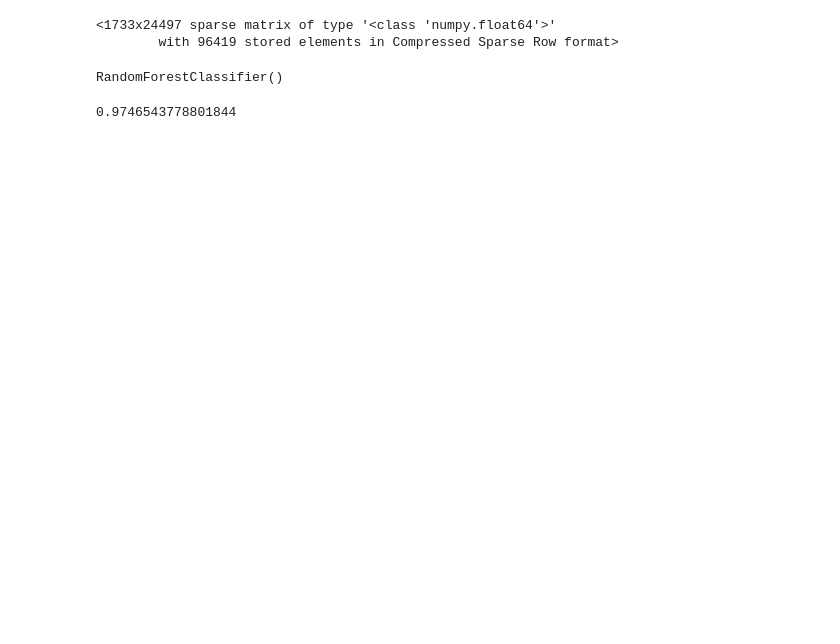
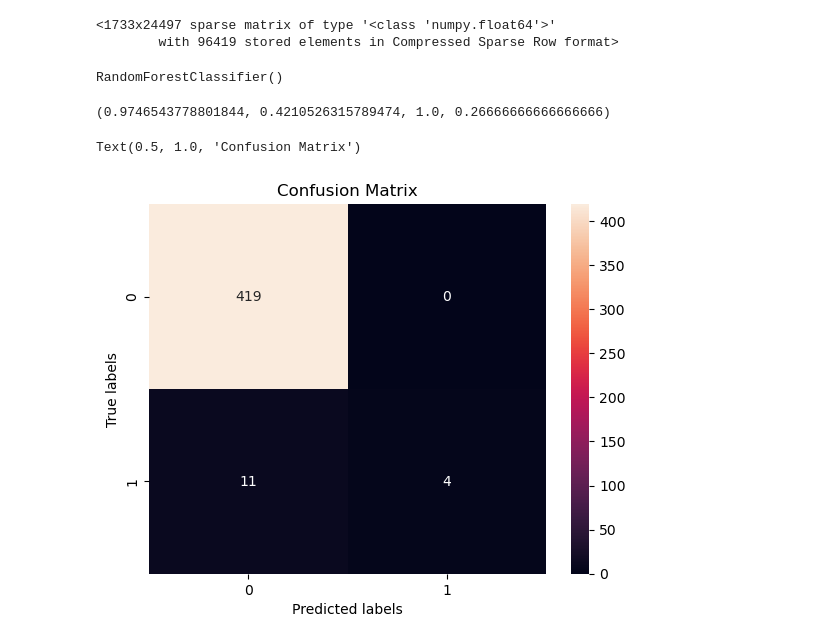
Before and after one commit to InseeFrLab/extraction-comptes-sociaux, a Jupyter notebook: notebooks/train_rf.ipynb, the cells around one changed output. Saved outputs shown, nothing was run; the diff lists cells and outputs as text; code cells hidden in the pictures; blank space fills up the shorter version.

```diff
--- a/notebooks/train_rf.ipynb
+++ b/notebooks/train_rf.ipynb
@@ -149,8 +246,8 @@ t0 = time()
 pred = clf.predict(X_test)
 test_time = time() - t0
 # Score
-score = metrics.accuracy_score(y_test, pred)
+accuracy = metrics.accuracy_score(y_test, pred)
+f1 = metrics.f1_score(y_test, pred)
+precision = metrics.precision_score(y_test, pred)
+recall = metrics.recall_score(y_test, pred)
+cm = metrics.confusion_matrix(y_test, pred)
-# %%
-score
-# %% [output]
-0.9746543778801844
@@ -160,0 +254,18 @@ with fs.open("s3://projet-extraction-tableaux/data/df_trainrf.pickle", 'rb') as
+# %%
+accuracy, f1, precision, recall
+# %% [output]
+(0.9746543778801844, 0.4210526315789474, 1.0, 0.26666666666666666)
+# %%
+from matplotlib import pyplot as plt
+import seaborn as sns
+
+ax = plt.subplot()
+sns.heatmap(cm, annot=True, fmt='g', ax=ax)
+
+# labels, title and ticks
+ax.set_xlabel('Predicted labels')
+ax.set_ylabel('True labels')
+ax.set_title('Confusion Matrix')
+# %% [output]
+Text(0.5, 1.0, 'Confusion Matrix')
+[figure, added]
```
Also changed, not shown: parts of 31 cells of this notebook.
